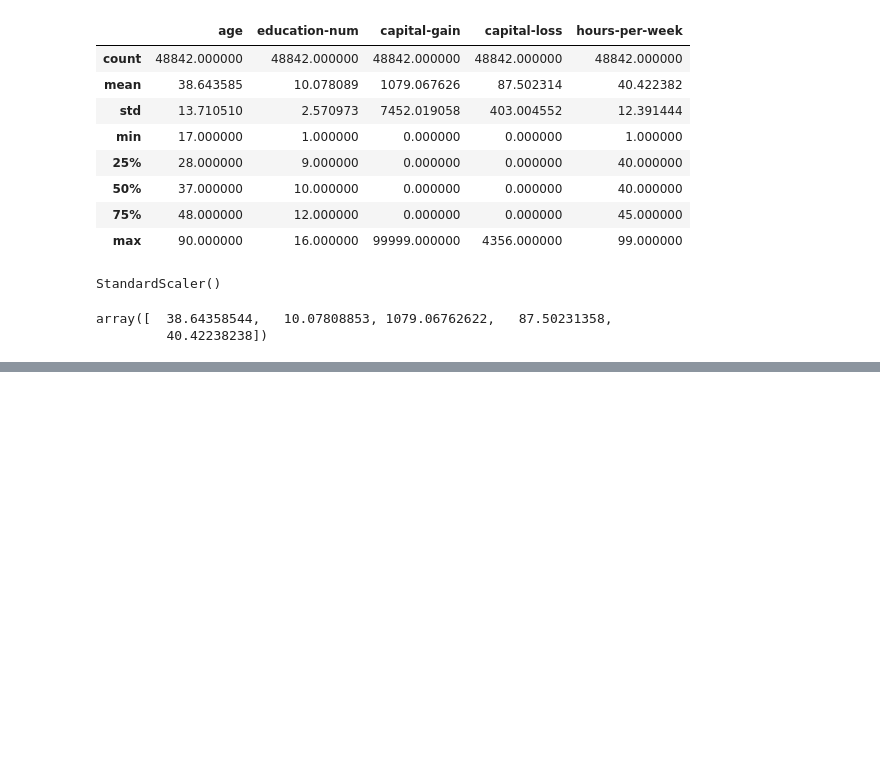
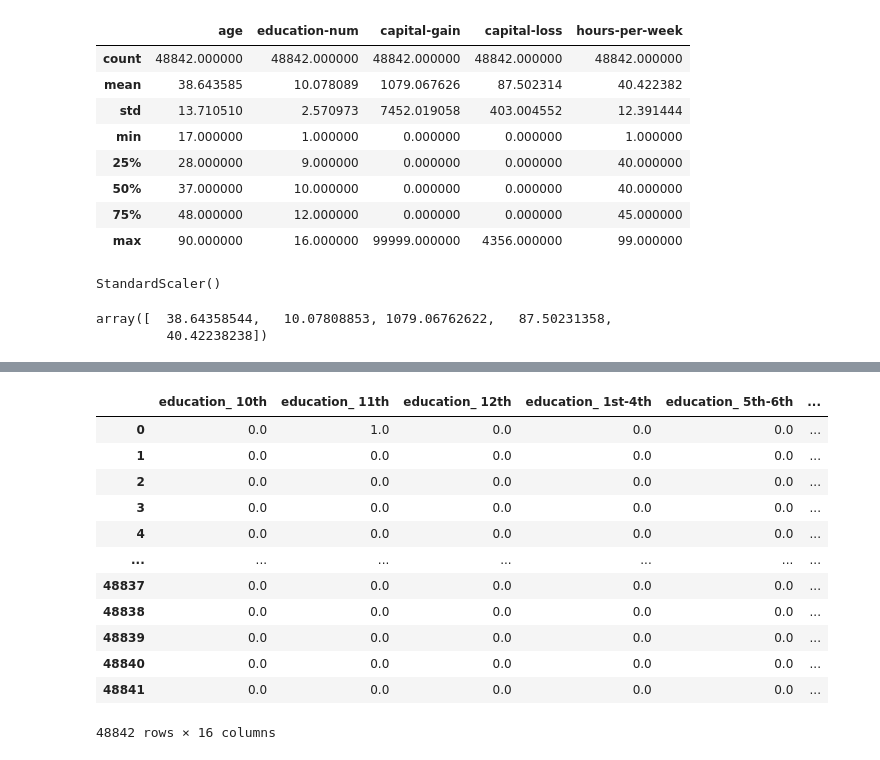
Before and after one commit to timiogunmakin/adv-python-datasci, a Jupyter notebook: notebooks/explore data.ipynb, the cells around one changed output, grey strips where cells are left out. Cells and saved outputs as stored; diff of their text form; code cells hidden in the pictures; blank space fills up the shorter version.

```diff
--- a/notebooks/explore data.ipynb
+++ b/notebooks/explore data.ipynb
@@ -287,0 +229,7 @@ NameError: name 'adult_census' is not defined
+# %%
+# import data
+adult_census = pd.read_csv('../data/adult-census.csv')
+
+# separate feature & target data
+target = adult_census['class']
+features = adult_census.drop(columns='class')
@@ -327,0 +380,9 @@ array([  38.64358544,   10.07808853, 1079.06762622,   87.50231358,
+# %%
+from sklearn.preprocessing import OrdinalEncoder
+
+# let's illustrate with the 'education' feature
+education_column = features[["education"]]
+
+encoder = OrdinalEncoder()
+education_encoded = encoder.fit_transform(education_column)
+education_encoded
@@ -327,0 +427,6 @@ array([  38.64358544,   10.07808853, 1079.06762622,   87.50231358,
+# %%
+from sklearn.preprocessing import OneHotEncoder
+
+encoder = OneHotEncoder(sparse=False)
+education_encoded = encoder.fit_transform(education_column)
+education_encoded
@@ -327,0 +441,17 @@ array([  38.64358544,   10.07808853, 1079.06762622,   87.50231358,
+# %%
+feature_names = encoder.get_feature_names(input_features=["education"])
+pd.DataFrame(education_encoded, columns=feature_names)
+# %% [output]
+|  | education_ 10th | education_ 11th | education_ 12th | education_ 1st-4th | education_ 5th-6th | ... |
+| 0 | 0.0 | 1.0 | 0.0 | 0.0 | 0.0 | ... |
+| 1 | 0.0 | 0.0 | 0.0 | 0.0 | 0.0 | ... |
+| 2 | 0.0 | 0.0 | 0.0 | 0.0 | 0.0 | ... |
+| 3 | 0.0 | 0.0 | 0.0 | 0.0 | 0.0 | ... |
+| 4 | 0.0 | 0.0 | 0.0 | 0.0 | 0.0 | ... |
+| ... | ... | ... | ... | ... | ... | ... |
+| 48837 | 0.0 | 0.0 | 0.0 | 0.0 | 0.0 | ... |
+| 48838 | 0.0 | 0.0 | 0.0 | 0.0 | 0.0 | ... |
+| 48839 | 0.0 | 0.0 | 0.0 | 0.0 | 0.0 | ... |
+| 48840 | 0.0 | 0.0 | 0.0 | 0.0 | 0.0 | ... |
+| 48841 | 0.0 | 0.0 | 0.0 | 0.0 | 0.0 | ... |
+48842 rows × 16 columns
```
Also changed, not shown: parts of 28 cells of this notebook.
